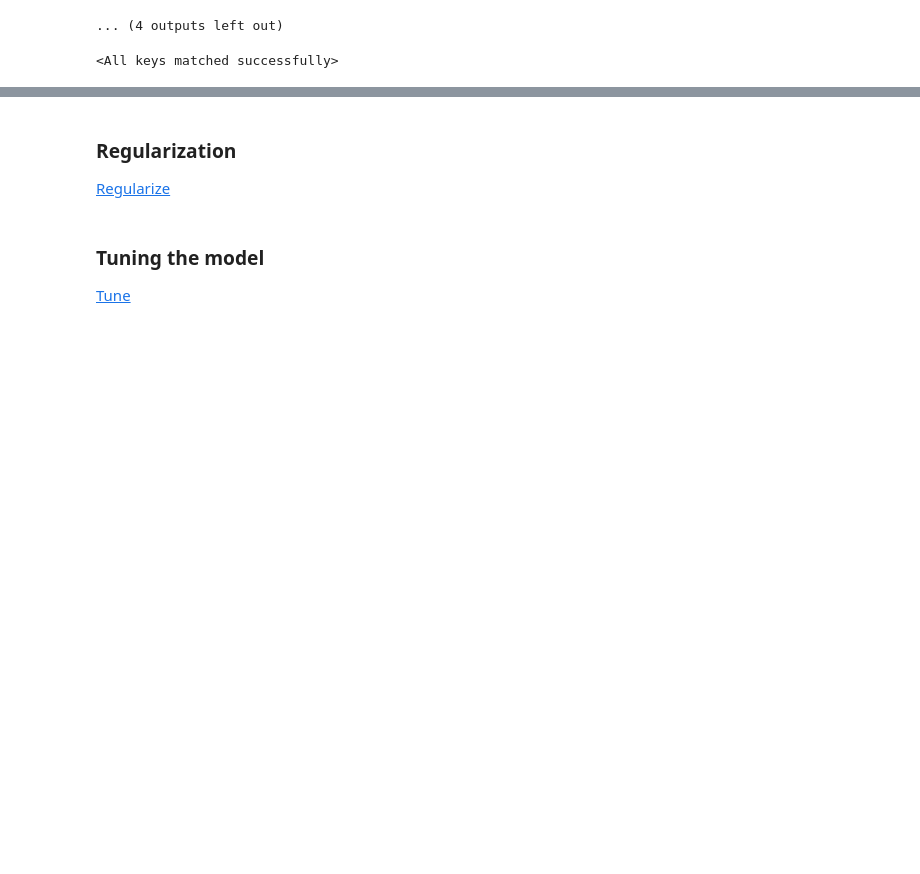
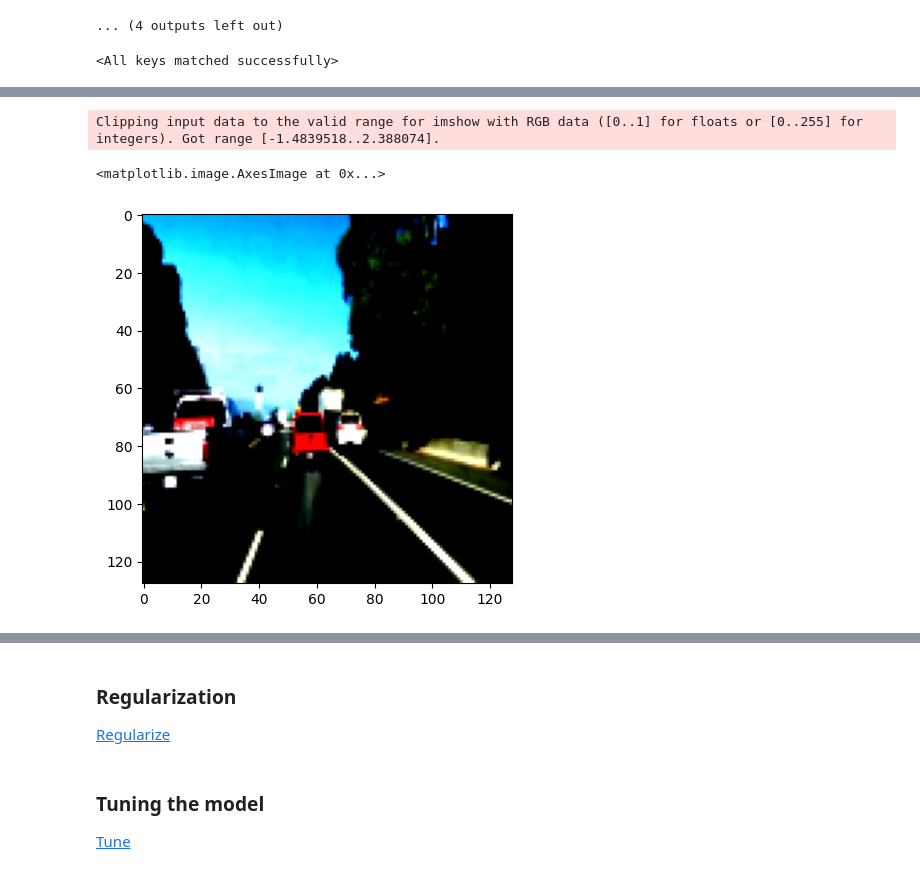
Before and after one commit to okaynils/fhnw-ds-dlbs, a Jupyter notebook: main.ipynb, the cells around one changed output, grey strips where cells are left out. Drawn from its saved outputs; the diff is of its cells as text; code cells hidden in the pictures; blank space fills up the shorter version.

```diff
--- a/main.ipynb
+++ b/main.ipynb
@@ -707 +724,7 @@ plt.imshow(image.permute(1,2,0))
+# %%
+plt.imshow(image_tensor.squeeze(0).permute(1,2,0).cpu())
+# %% [output]
+Clipping input data to the valid range for imshow with RGB data ([0..1] for floats or [0..255] for integers). Got range [-1.4839518..2.388074].
+<matplotlib.image.AxesImage at 0x...>
+[figure, added]
 # %%
```
Also changed, not shown: parts of 9 cells of this notebook, 1 other file.
